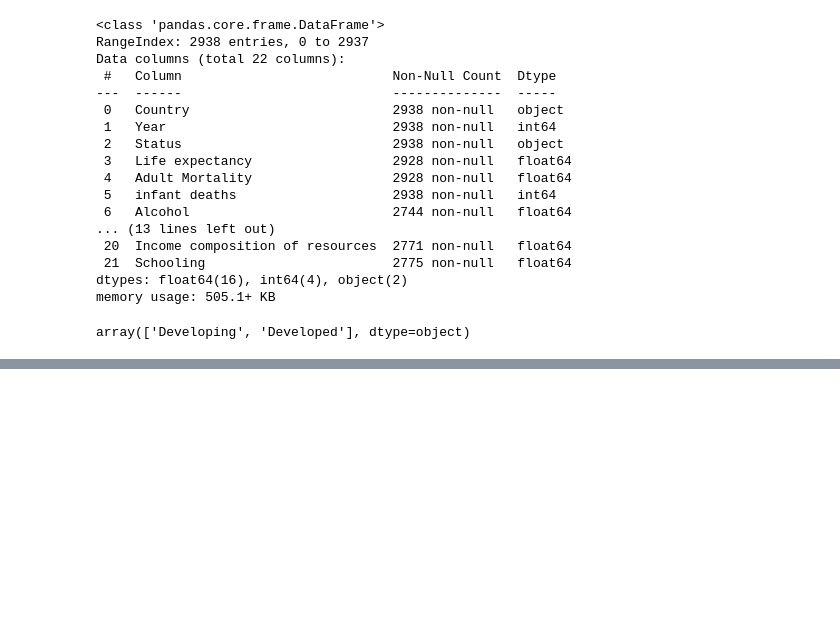
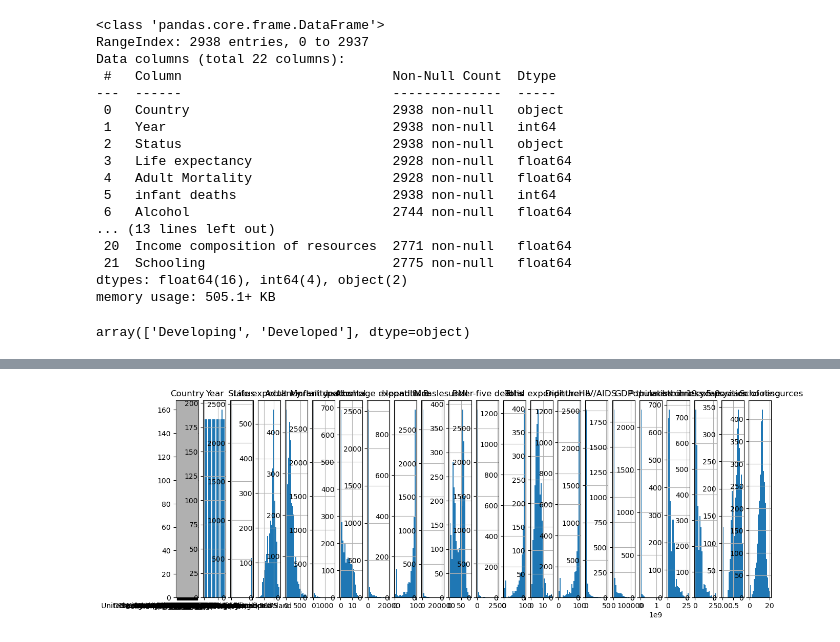
Before and after one commit to PeterOstr/Training_XG_Boost, a Jupyter notebook: xg_boost_training.ipynb, the cells around one changed output, grey strips where cells are left out. Saved outputs shown, nothing was run; the diff lists cells and outputs as text; code cells hidden in the pictures; blank space fills up the shorter version.

```diff
--- a/xg_boost_training.ipynb
+++ b/xg_boost_training.ipynb
@@ -66,7 +52,3 @@ memory usage: 505.1+ KB
 data['Status'].unique()
 # %% [output]
 array(['Developing', 'Developed'], dtype=object)
-# %%
-for column in data:
-    data[column].hist(bins=20)
-    plt.show()
@@ -87,3 +55,16 @@ for column in data:
+# %%
+# Создаем новое графическое окно
+fig, axes = plt.subplots(nrows=1, ncols=len(data.columns), figsize=(15, 5))
+
+# Цикл по всем столбцам данных
+for ax, column in zip(axes, data.columns):
+    data[column].hist(bins=20, ax=ax)
+    ax.set_title(column)
+
+# Показываем графики
+plt.show()
+# %% [output]
+[figure, added]
 # %%
 
 params = { 'max_depth': [3, 5, 6, 10, 15, 20],
```
Also changed, not shown: parts of 4 cells of this notebook, 2 other files.
